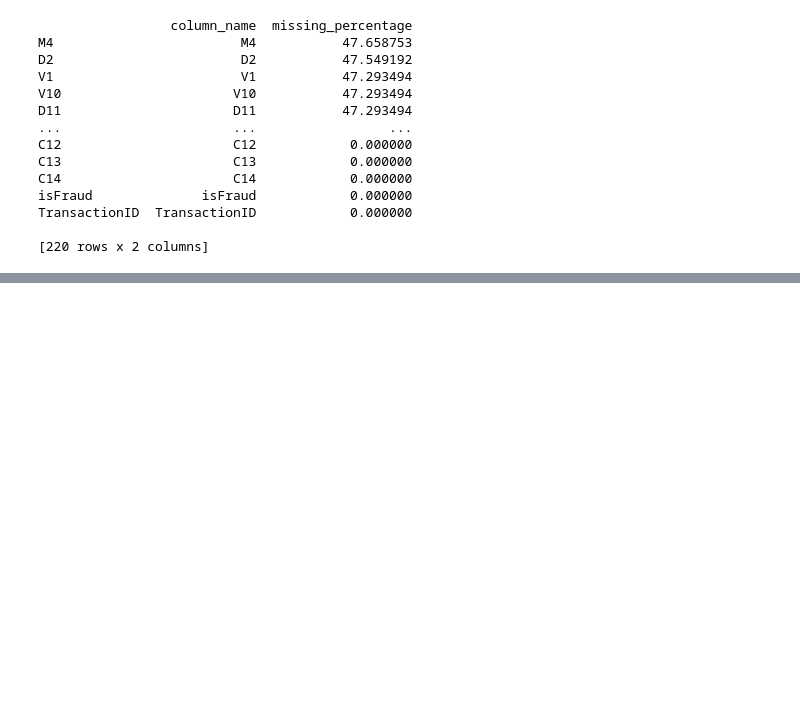
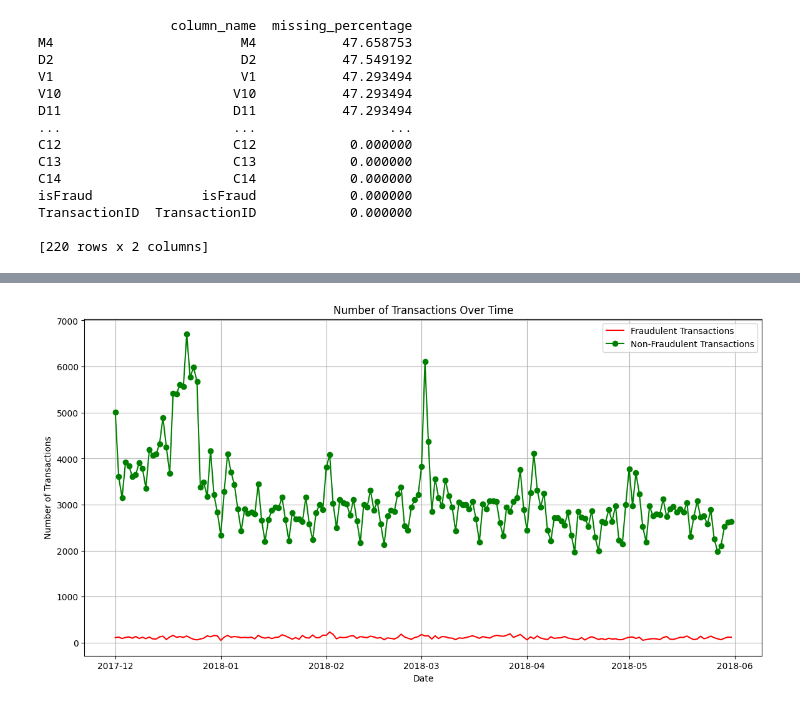
Before and after one commit to dev-S-t/Fraud_Detection, a Jupyter notebook: Clutch.ipynb, the cells around one changed output, grey strips where cells are left out. Saved outputs shown, nothing was run; the diff lists cells and outputs as text; code cells hidden in the pictures; blank space fills up the shorter version.

```diff
--- a/Clutch.ipynb
+++ b/Clutch.ipynb
@@ -211,0 +251,22 @@ TransactionID  TransactionID            0.000000
+# %%
+# Assuming the reference date for TransactionDT is 2017-11-30
+# Convert TransactionDT to datetime
+reference_date = pd.to_datetime('2017-11-30')
+train['TransactionDate'] = reference_date + pd.to_timedelta(train['TransactionDT'], unit='s')
+# Group by date and isFraud
+fraud_trends = train.groupby([train['TransactionDate'].dt.date, 'isFraud']).size().unstack(fill_value=0)
+# %%
+# Plotting the data
+plt.figure(figsize=(14, 7))
+
+plt.plot(fraud_trends.index, fraud_trends[1], label='Fraudulent Transactions', color='red')
+plt.plot(fraud_trends.index, fraud_trends[0], label='Non-Fraudulent Transactions', color='green',marker='o')
+
+plt.xlabel('Date')
+plt.ylabel('Number of Transactions')
+plt.title('Number of Transactions Over Time')
+plt.legend()
+plt.grid(True)
+plt.show()
+# %% [output]
+[figure, added]
```
Also changed, not shown: parts of 17 cells of this notebook.
